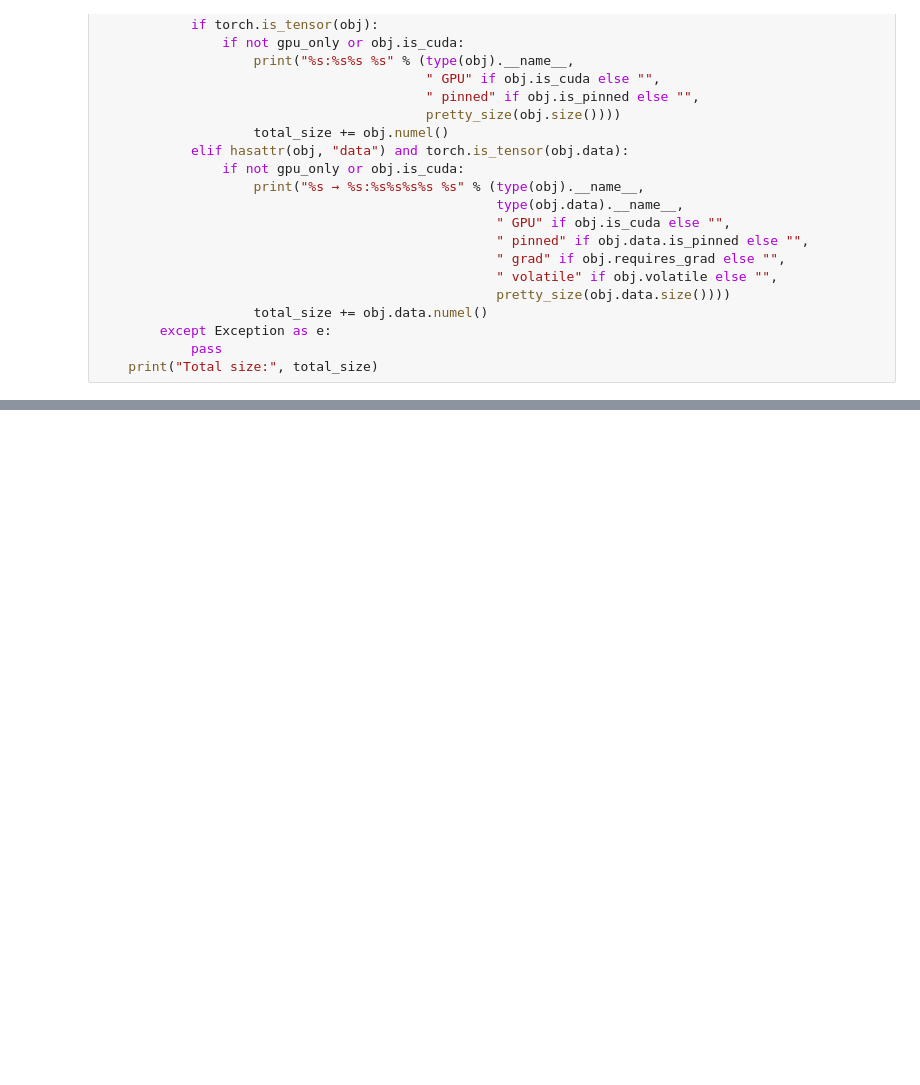
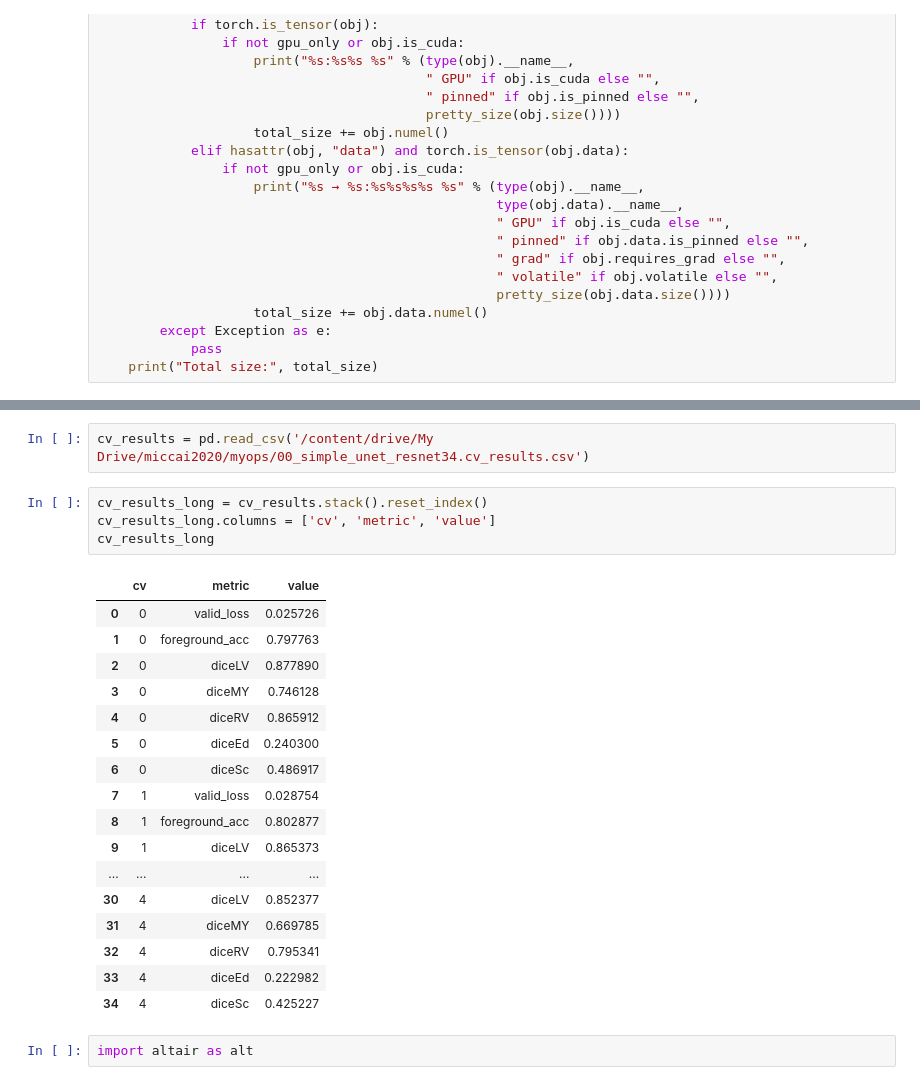
Before and after one commit to chfc-cmi/miccai2020-myops, a Jupyter notebook: code/01_simple_unet_resnet34.ipynb, the cells around one changed output, grey strips where cells are left out. Cells and saved outputs as stored; diff of their text form; blank space fills up the shorter version.

```diff
--- a/code/01_simple_unet_resnet34.ipynb
+++ b/code/01_simple_unet_resnet34.ipynb
@@ -242,0 +260,26 @@ learn.show_results(ds_idx=0, figsize=(15,15))
+# %%
+cv_results = pd.read_csv('/content/drive/My Drive/miccai2020/myops/00_simple_unet_resnet34.cv_results.csv')
+# %%
+cv_results_long = cv_results.stack().reset_index()
+cv_results_long.columns = ['cv', 'metric', 'value']
+cv_results_long
+# %% [output]
+|  | cv | metric | value |
+| 0 | 0 | valid_loss | 0.025726 |
+| 1 | 0 | foreground_acc | 0.797763 |
+| 2 | 0 | diceLV | 0.877890 |
+| 3 | 0 | diceMY | 0.746128 |
+| 4 | 0 | diceRV | 0.865912 |
+| 5 | 0 | diceEd | 0.240300 |
+| 6 | 0 | diceSc | 0.486917 |
+| 7 | 1 | valid_loss | 0.028754 |
+| 8 | 1 | foreground_acc | 0.802877 |
+| 9 | 1 | diceLV | 0.865373 |
+| ... | ... | ... | ... |
+| 30 | 4 | diceLV | 0.852377 |
+| 31 | 4 | diceMY | 0.669785 |
+| 32 | 4 | diceRV | 0.795341 |
+| 33 | 4 | diceEd | 0.222982 |
+| 34 | 4 | diceSc | 0.425227 |
+# %%
+import altair as alt
```
Also changed, not shown: parts of 10 cells of this notebook.
